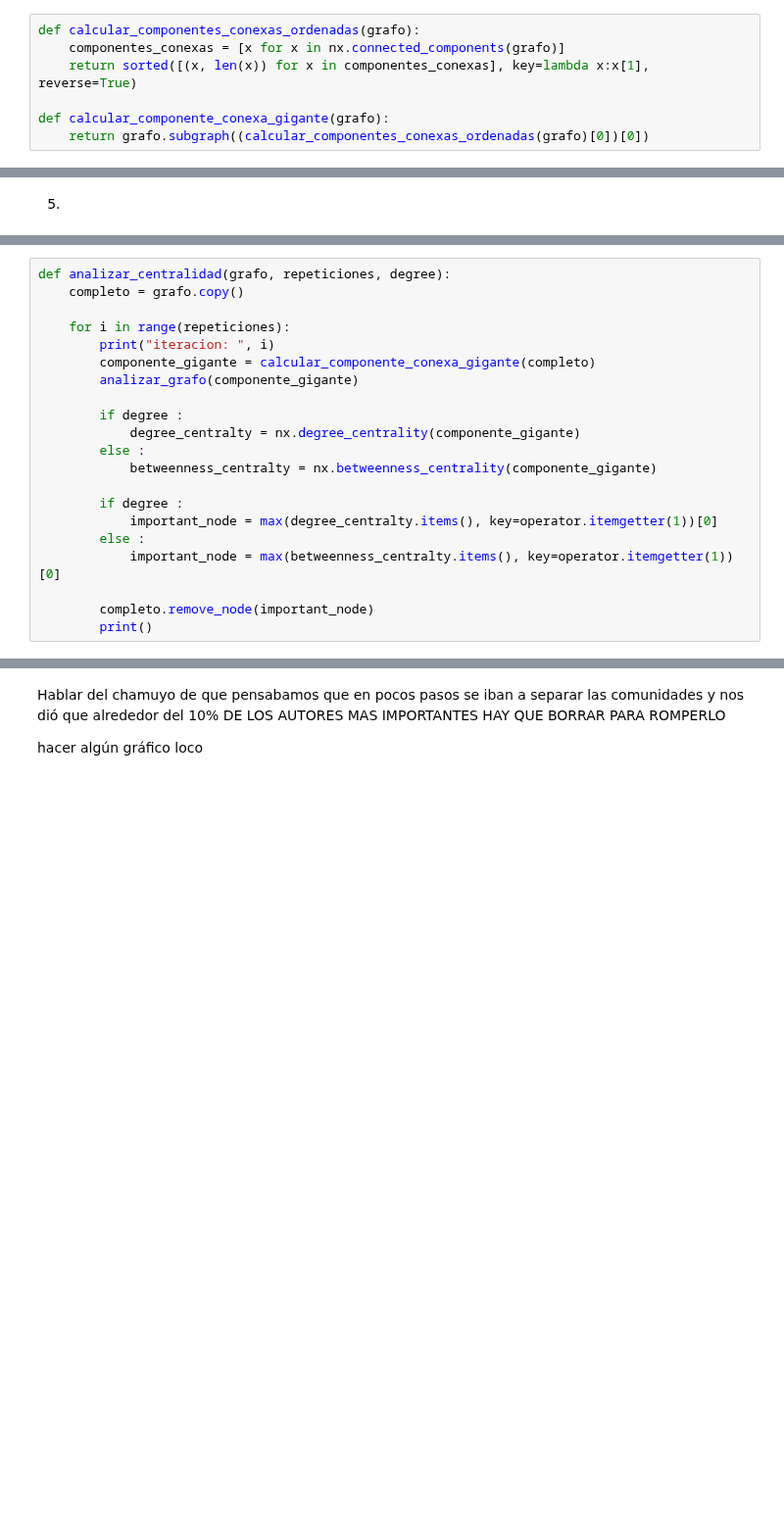
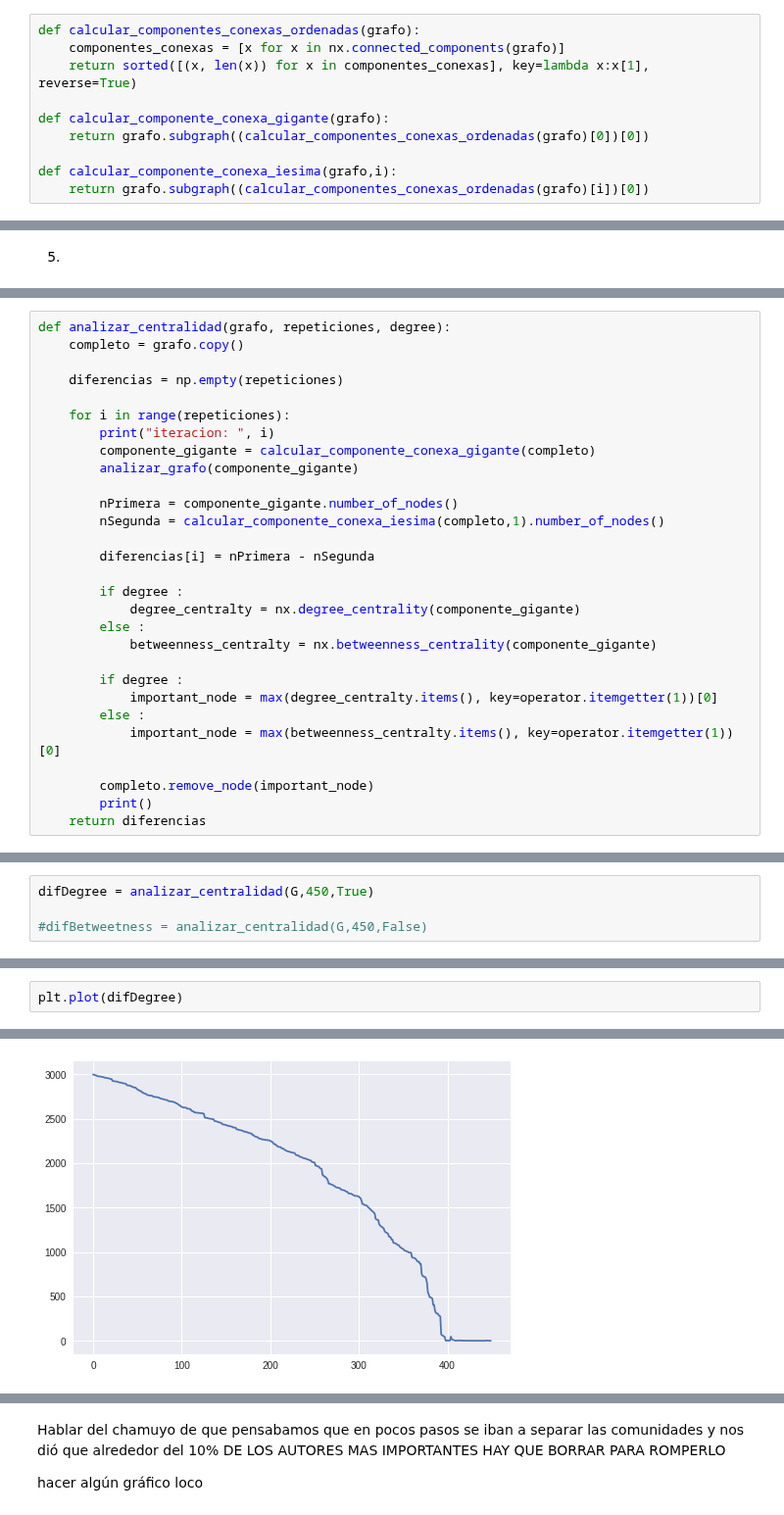
Before and after one commit to MascittiJA/CienciaDatos, a Jupyter notebook: tp4/tp4.ipynb, the cells around one changed output, grey strips where cells are left out. Shown at 98% size. Drawn from its saved outputs; the diff is of its cells as text; blank space fills up the shorter version.

```diff
--- a/tp4/tp4.ipynb
+++ b/tp4/tp4.ipynb
@@ -47,6 +47,9 @@ def calcular_componentes_conexas_ordenadas(grafo):
 
 def calcular_componente_conexa_gigante(grafo):
     return grafo.subgraph((calcular_componentes_conexas_ordenadas(grafo)[0])[0])
+
+def calcular_componente_conexa_iesima(grafo,i):
+    return grafo.subgraph((calcular_componentes_conexas_ordenadas(grafo)[i])[0])
 # %%
 G = nx.Graph()
 
@@ -231,11 +239,18 @@ Grafo aleatorio con la misma distribución:
 # %%
 def analizar_centralidad(grafo, repeticiones, degree):
     completo = grafo.copy()
+
+    diferencias = np.empty(repeticiones)
 
     for i in range(repeticiones):
         print("iteracion: ", i)
         componente_gigante = calcular_componente_conexa_gigante(completo)
         analizar_grafo(componente_gigante)
+
+        nPrimera = componente_gigante.number_of_nodes()
+        nSegunda = calcular_componente_conexa_iesima(completo,1).number_of_nodes()
+
+        diferencias[i] = nPrimera - nSegunda
 
         if degree :
             degree_centralty = nx.degree_centrality(componente_gigante)
@@ -249,3 +264,4 @@ def analizar_centralidad(grafo, repeticiones, degree):
 
         completo.remove_node(important_node)
         print()
+    return diferencias
@@ -271,0 +268,4 @@ Cantidad de aristas: 17
+# %%
+difDegree = analizar_centralidad(G,450,True)
+
+#difBetweetness = analizar_centralidad(G,450,False)
@@ -271,0 +290,3 @@ Cantidad de aristas: 17
+# %%
+plt.plot(difDegree)
+# %% [output]
@@ -271,0 +294 @@ Cantidad de aristas: 17
+[figure, added]
```
Also changed, not shown: parts of 14 cells of this notebook.
